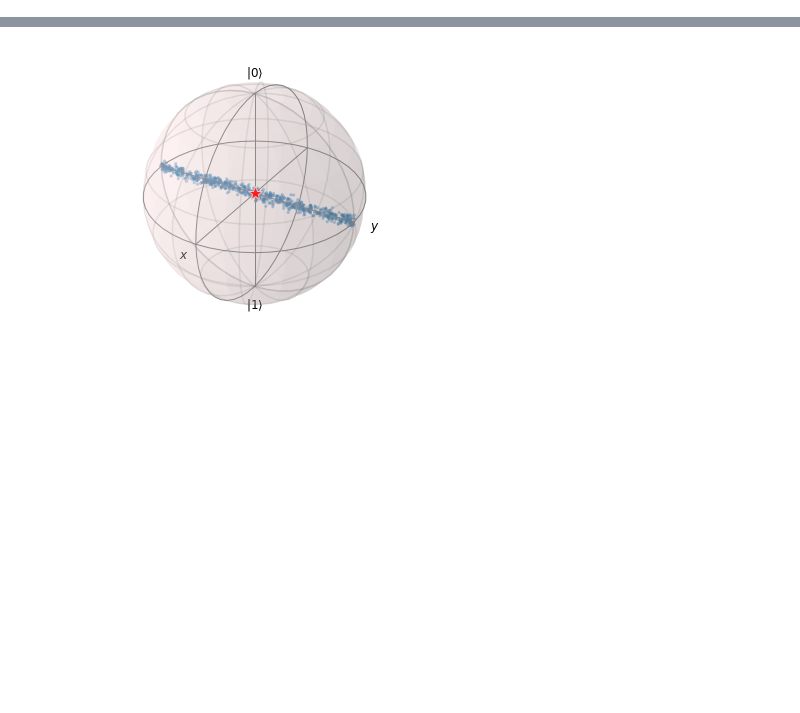
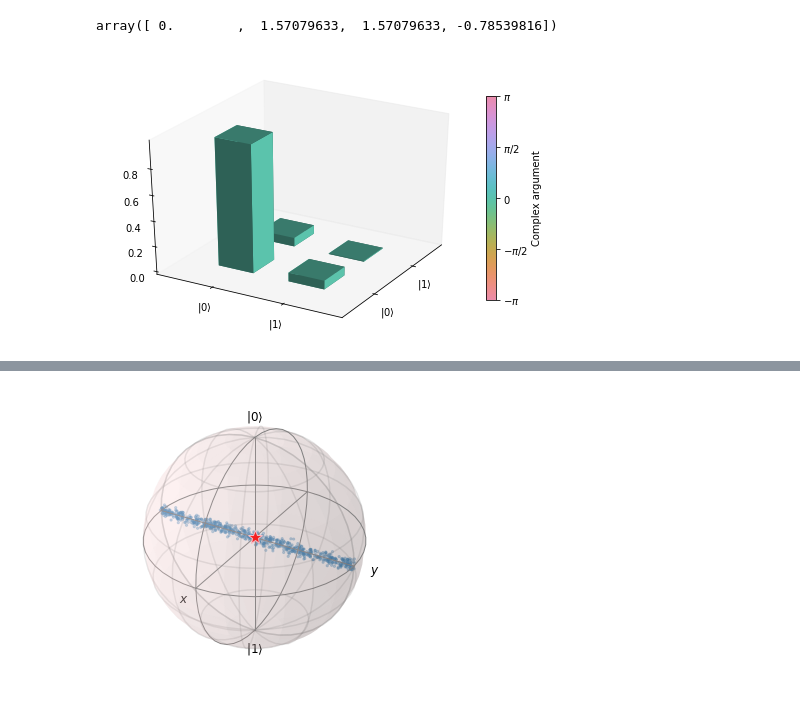
Before and after one commit to ihincks/btom, a Jupyter notebook: examples/binomial-example.ipynb, the cells around one changed output, grey strips where cells are left out. Drawn from its saved outputs; the diff is of its cells as text; code cells hidden in the pictures; blank space fills up the shorter version.

```diff
--- a/examples/binomial-example.ipynb
+++ b/examples/binomial-example.ipynb
@@ -17,3 +20,76 @@ b.font_size
+# %%
+def _set_labels(ax, labels, d='x'):
+    if d == 'x':
+        ax.get_xaxis().set_tick_params(direction='out')
+        ax.xaxis.set_ticks_position('bottom')
+        ax.set_xticks(np.arange(1, len(labels) + 1))
+        ax.set_xticklabels(labels)
+        ax.set_xlim(0.25, len(labels) + 0.75)
+    elif d == 'y':
+        ax.get_yaxis().set_tick_params(direction='out')
+        ax.yaxis.set_ticks_position('bottom')
+        ax.set_yticks(np.arange(1, len(labels) + 1))
+        ax.set_yticklabels(labels)
+        ax.set_ylim(0.25, len(labels) + 0.75)
+# %%
+arg
+# %% [output]
+array([ 0.        ,  1.57079633,  1.57079633, -0.78539816])
+# %%
+b = bt.canonical_basis(2)
+bm = b.outer_product()
+#pos._samples = np.array([[[1, 1j],[0.5 * 1j, 4 * np.exp(1j * np.pi)]]])
+coeffs = bm.expansion(pos.states)
+coeffs.shape
+
+from mpl_toolkits.mplot3d import Axes3D
+import matplotlib.cm as cm
+import matplotlib.colors as col
+import matplotlib as mpl
+
+# setup the figure and axes
+fig = plt.figure(figsize=(8, 5))
+ax1 = fig.add_subplot(111, projection='3d')
+
+# fake data
+x = np.tile(np.arange(b.n_arrays),b.n_arrays) + 0.75
+y = (np.arange(b.n_arrays)).repeat(b.n_arrays) + 0.75
+
+top = np.mean(np.abs(coeffs), axis=1)
+arg = np.mean(np.angle(coeffs), axis=1)
+colors = bt.utils.complex_cmap(0.5 * (arg + np.pi) / np.pi)
+bottom = np.zeros_like(top)
+width = depth = 1
+
+
+ax1.bar3d(x, y, bottom, 0.5, 0.5, top, shade=True, color=colors)
+
+zaxis = ax1.zaxis
+#draw_grid_old = zaxis.axes._draw_grid
+# disable draw grid
+zaxis.axes._draw_grid = False
+
+tmp_planes = zaxis._PLANES
+
+# draw zaxis on the left side
+zaxis._PLANES = (tmp_planes[2], tmp_planes[3],
+                 tmp_planes[0], tmp_planes[1],
+                 tmp_planes[4], tmp_planes[5])
+
+#olourMap = plt.cm.ScalarMappable(cmap=bt.utils.complex_cmap, norm=col.Normalize(-np.pi, np.pi))
+#olourMap.set_array(arg)
+#olBar = plt.colorbar(colourMap, ticks=[-np.pi, -np.pi/2, 0, np.pi/2, np.pi]).set_label('Argument')
+#colBar.set_labels((r'$-\pi$', r'$-\pi/2$', r'$0$', r'$\pi/2$', r'$\pi$'))
+cax, kw = mpl.colorbar.make_axes(ax1, shrink=.75, pad=.0)
+cb = mpl.colorbar.ColorbarBase(cax, cmap=bt.utils.complex_cmap, norm=col.Normalize(-np.pi, np.pi), label='Complex argument')
+cb.set_ticks([-np.pi, -np.pi / 2, 0, np.pi / 2, np.pi])
+cb.set_ticklabels((r'$-\pi$', r'$-\pi/2$', r'$0$', r'$\pi/2$', r'$\pi$'))
+
+
+_set_labels(ax1, ['$' + name + '$' for name in b.names], 'x')
+_set_labels(ax1, ['$' + name + '$' for name in b.names], 'y')
+# %% [output]
+[figure, added]
 # %%
 sampler = bt.BinomialGinibreStateSampler(ginibre_dim=1)
 meas_ops = (bt.pauli_basis()[1:] + np.eye(2)) / 2
```
Also changed, not shown: parts of 4 cells of this notebook.
